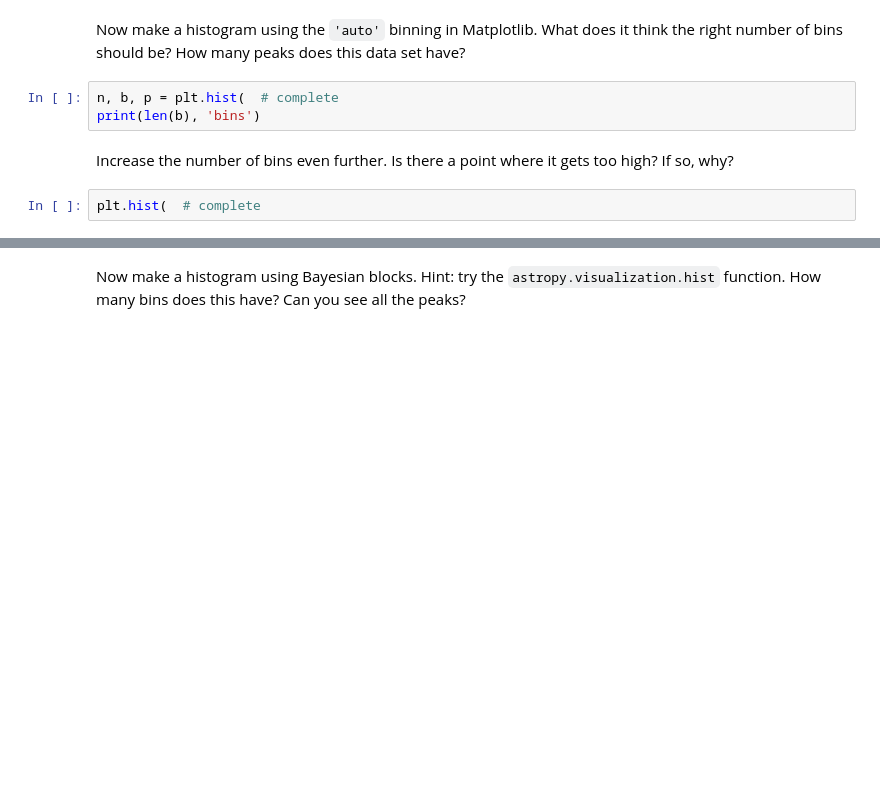
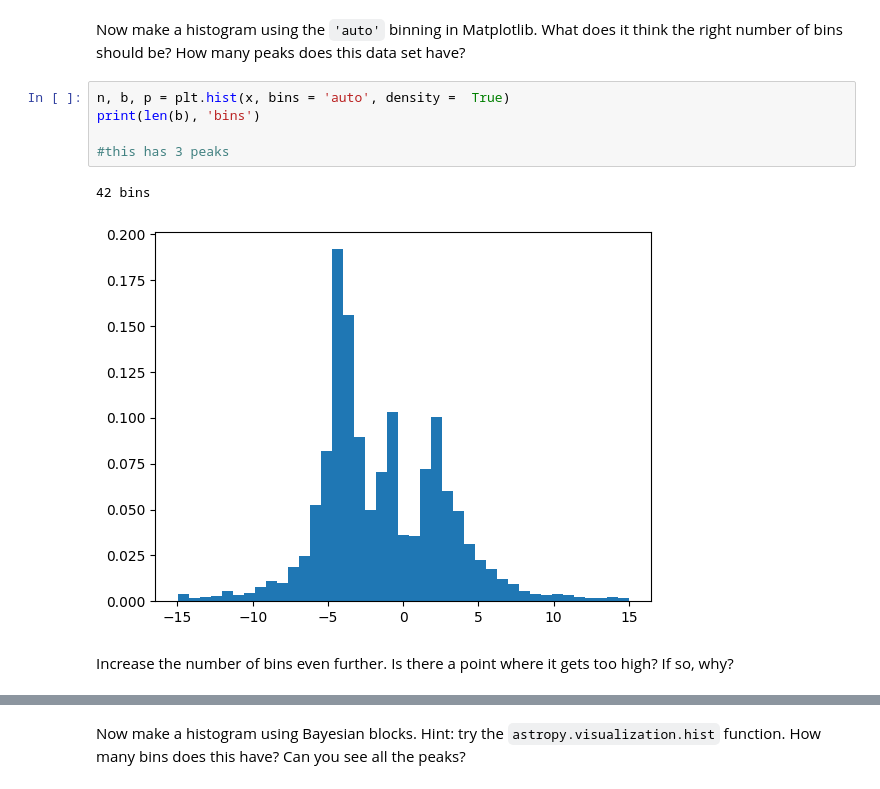
Before and after one commit to ASTR154/nonparametric-modeling, a Jupyter notebook: nonparametric-modeling.ipynb, the cells around one changed output, grey strips where cells are left out. Drawn from its saved outputs; the diff is of its cells as text; blank space fills up the shorter version.

```diff
--- a/nonparametric-modeling.ipynb
+++ b/nonparametric-modeling.ipynb
@@ -26,9 +36,12 @@ plt.hist(  # complete
 # %% [markdown]
 Now make a histogram using the `'auto'` binning in Matplotlib. What does it think the right number of bins should be? How many peaks does this data set have?
 # %%
-n, b, p = plt.hist(  # complete
+n, b, p = plt.hist(x, bins = 'auto', density =  True)
 print(len(b), 'bins')
+
+#this has 3 peaks
+# %% [output]
+42 bins
+[figure, added]
 # %% [markdown]
 Increase the number of bins even further. Is there a point where it gets too high? If so, why?
-# %%
-plt.hist(  # complete
```
Also changed, not shown: parts of 8 cells of this notebook.
